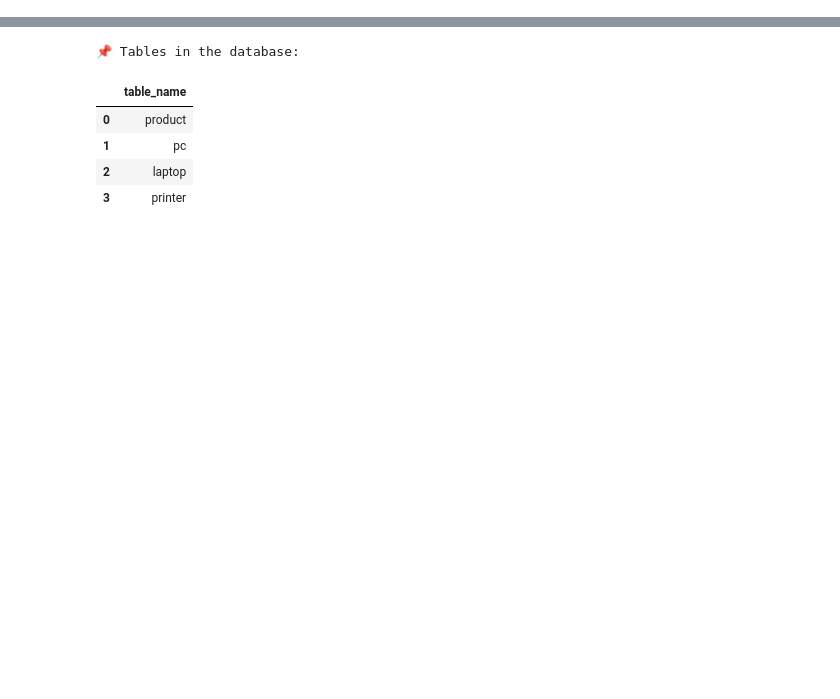
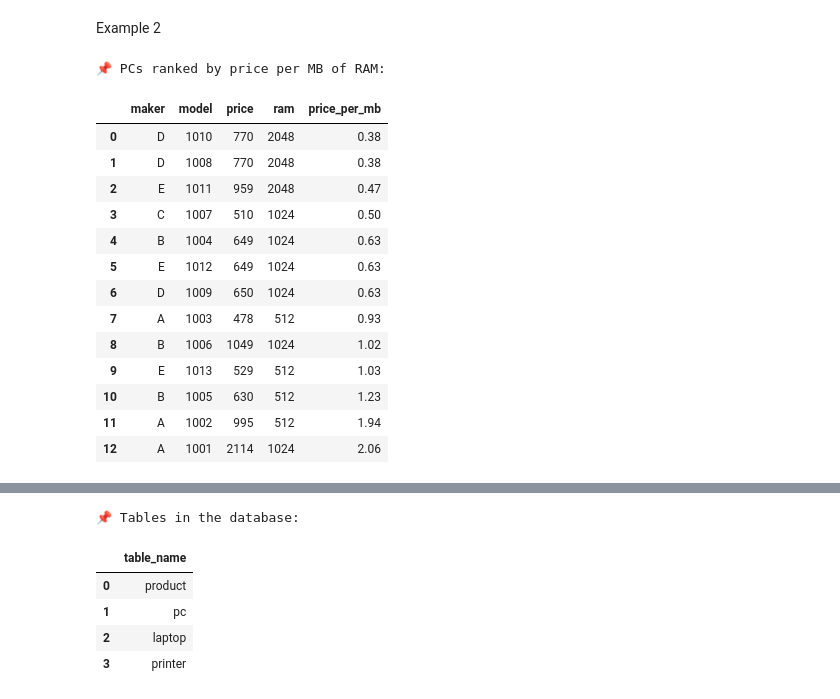
Before and after one commit to falcon-140/CSCI226, a Jupyter notebook: CSCI226(D).ipynb, the cells around one changed output, grey strips where cells are left out. Cells and saved outputs as stored; diff of their text form; code cells hidden in the pictures; blank space fills up the shorter version.

```diff
--- a/CSCI226(D).ipynb
+++ b/CSCI226(D).ipynb
@@ -8,0 +15,18 @@ engine = sa.create_engine(CONN_STR, pool_pre_ping=True)
+# %%
+with engine.connect() as conn:
+    sql = """
+      SELECT p.maker, pr.model, pr.price
+      FROM product p
+      JOIN printer pr ON p.model = pr.model
+      WHERE pr.price = (
+          SELECT MIN(pr2.price)
+          FROM product p2
+          JOIN printer pr2 ON p2.model = pr2.model
+          WHERE p2.maker = p.maker
+      )
+      ORDER BY pr.price ASC;
+    """
+    result = pd.read_sql_query(text(sql), conn)
+
+print("📌 Cheapest printer(s) per maker:")
+display(result)
@@ -8,0 +40,31 @@ engine = sa.create_engine(CONN_STR, pool_pre_ping=True)
+# %% [markdown]
+Example 2
+# %%
+with engine.connect() as conn:
+    sql = """
+      SELECT p.maker, pc.model, pc.price, pc.ram,
+             ROUND(pc.price::numeric / pc.ram, 2) AS price_per_mb
+      FROM product p
+      JOIN pc ON p.model = pc.model
+      ORDER BY price_per_mb ASC;
+    """
+    result = pd.read_sql_query(text(sql), conn)
+
+print("📌 PCs ranked by price per MB of RAM:")
+display(result)
+# %% [output]
+📌 PCs ranked by price per MB of RAM:
+|  | maker | model | price | ram | price_per_mb |
+| 0 | D | 1010 | 770 | 2048 | 0.38 |
+| 1 | D | 1008 | 770 | 2048 | 0.38 |
+| 2 | E | 1011 | 959 | 2048 | 0.47 |
+| 3 | C | 1007 | 510 | 1024 | 0.50 |
+| 4 | B | 1004 | 649 | 1024 | 0.63 |
+| 5 | E | 1012 | 649 | 1024 | 0.63 |
+| 6 | D | 1009 | 650 | 1024 | 0.63 |
+| 7 | A | 1003 | 478 | 512 | 0.93 |
+| 8 | B | 1006 | 1049 | 1024 | 1.02 |
+| 9 | E | 1013 | 529 | 512 | 1.03 |
+| 10 | B | 1005 | 630 | 512 | 1.23 |
+| 11 | A | 1002 | 995 | 512 | 1.94 |
+| 12 | A | 1001 | 2114 | 1024 | 2.06 |
```
Also changed, not shown: parts of 15 cells of this notebook.
